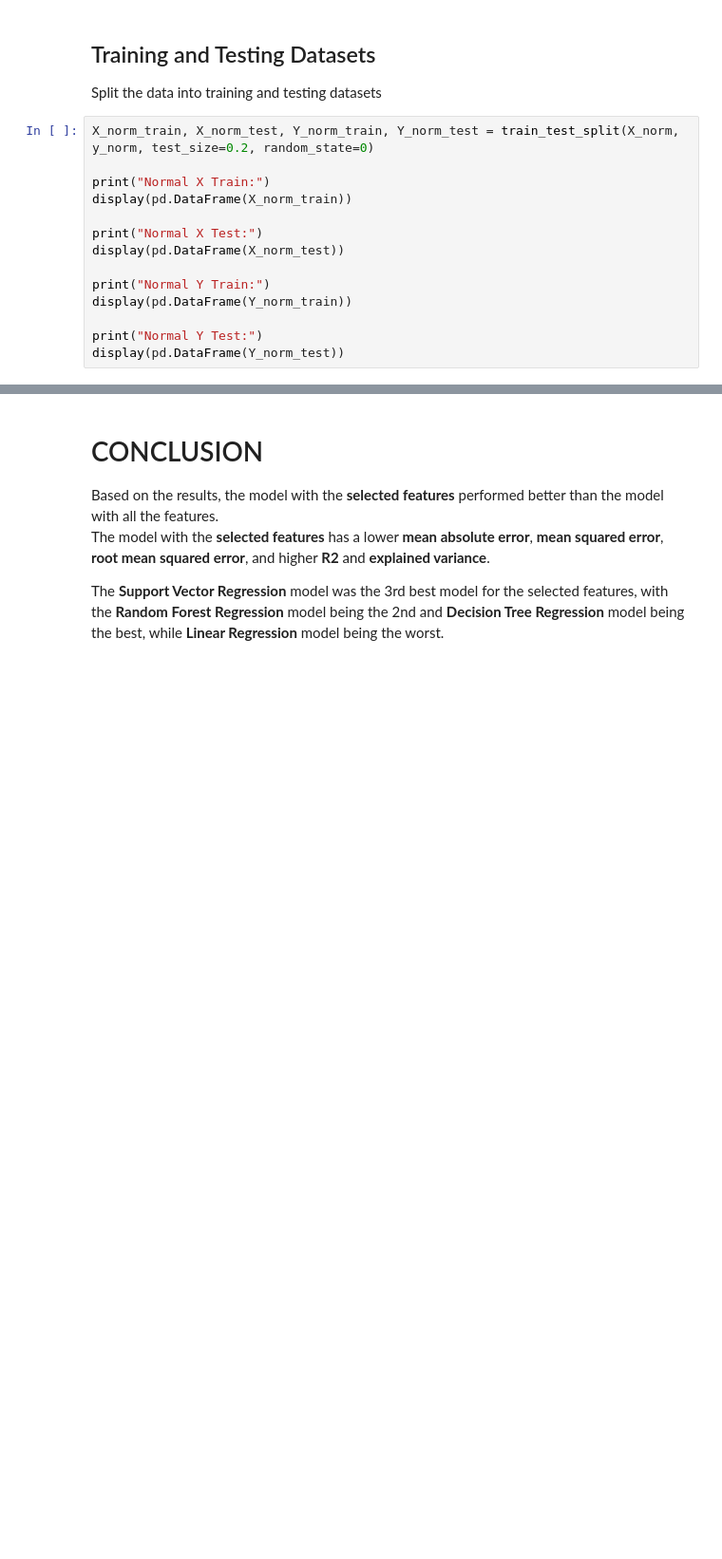
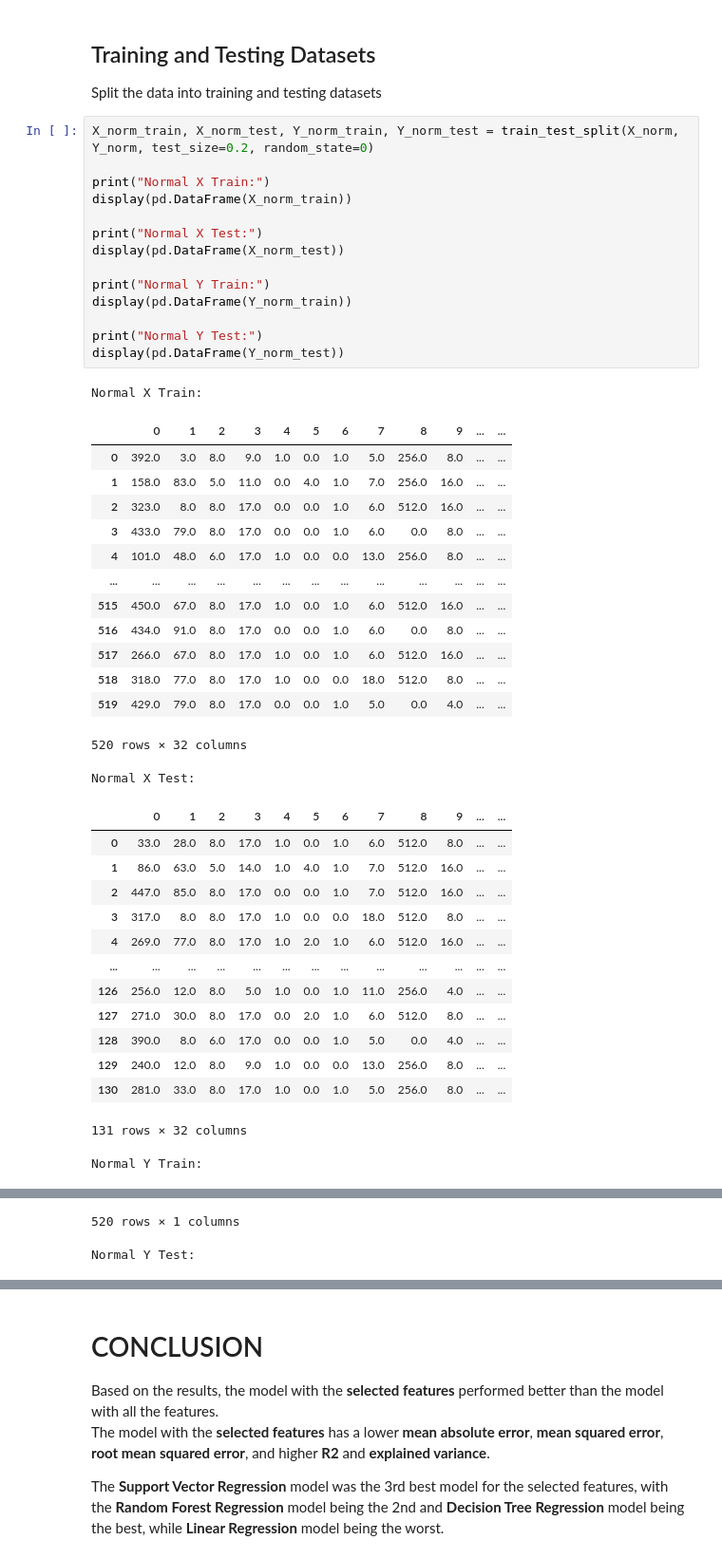
Before and after one commit to RenzVillegas24/JupyterML, a Jupyter notebook: 24.01.10_Activity_1/Group 11_Optimized.ipynb, the cells around one changed output, grey strips where cells are left out. Shown: that part at 95% size. Cells and saved outputs as stored; diff of their text form; blank space fills up the shorter version.

```diff
--- a/24.01.10_Activity_1/Group 11_Optimized.ipynb
+++ b/24.01.10_Activity_1/Group 11_Optimized.ipynb
@@ -120,16 +186,46 @@ display(pd.DataFrame(y_norm))
 <h2>Training and Testing Datasets</h2>
 Split the data into training and testing datasets
 # %%
-X_norm_train, X_norm_test, Y_norm_train, Y_norm_test = train_test_split(X_norm, y_norm, test_size=0.2, random_state=0)
+X_norm_train, X_norm_test, Y_norm_train, Y_norm_test = train_test_split(X_norm, Y_norm, test_size=0.2, random_state=0)
 
 print("Normal X Train:")
 display(pd.DataFrame(X_norm_train))
 
 print("Normal X Test:")
 display(pd.DataFrame(X_norm_test))
 
 print("Normal Y Train:")
 display(pd.DataFrame(Y_norm_train))
 
 print("Normal Y Test:")
 display(pd.DataFrame(Y_norm_test))
+# %% [output]
+Normal X Train:
+|  | 0 | 1 | 2 | 3 | 4 | 5 | 6 | 7 | 8 | 9 | ... | ... |
+| 0 | 392.0 | 3.0 | 8.0 | 9.0 | 1.0 | 0.0 | 1.0 | 5.0 | 256.0 | 8.0 | ... | ... |
+| 1 | 158.0 | 83.0 | 5.0 | 11.0 | 0.0 | 4.0 | 1.0 | 7.0 | 256.0 | 16.0 | ... | ... |
+| 2 | 323.0 | 8.0 | 8.0 | 17.0 | 0.0 | 0.0 | 1.0 | 6.0 | 512.0 | 16.0 | ... | ... |
+| 3 | 433.0 | 79.0 | 8.0 | 17.0 | 0.0 | 0.0 | 1.0 | 6.0 | 0.0 | 8.0 | ... | ... |
+| 4 | 101.0 | 48.0 | 6.0 | 17.0 | 1.0 | 0.0 | 0.0 | 13.0 | 256.0 | 8.0 | ... | ... |
+| ... | ... | ... | ... | ... | ... | ... | ... | ... | ... | ... | ... | ... |
+| 515 | 450.0 | 67.0 | 8.0 | 17.0 | 1.0 | 0.0 | 1.0 | 6.0 | 512.0 | 16.0 | ... | ... |
+| 516 | 434.0 | 91.0 | 8.0 | 17.0 | 0.0 | 0.0 | 1.0 | 6.0 | 0.0 | 8.0 | ... | ... |
+| 517 | 266.0 | 67.0 | 8.0 | 17.0 | 1.0 | 0.0 | 1.0 | 6.0 | 512.0 | 16.0 | ... | ... |
+| 518 | 318.0 | 77.0 | 8.0 | 17.0 | 1.0 | 0.0 | 0.0 | 18.0 | 512.0 | 8.0 | ... | ... |
+| 519 | 429.0 | 79.0 | 8.0 | 17.0 | 0.0 | 0.0 | 1.0 | 5.0 | 0.0 | 4.0 | ... | ... |
+520 rows × 32 columns
+Normal X Test:
+|  | 0 | 1 | 2 | 3 | 4 | 5 | 6 | 7 | 8 | 9 | ... | ... |
+| 0 | 33.0 | 28.0 | 8.0 | 17.0 | 1.0 | 0.0 | 1.0 | 6.0 | 512.0 | 8.0 | ... | ... |
+| 1 | 86.0 | 63.0 | 5.0 | 14.0 | 1.0 | 4.0 | 1.0 | 7.0 | 512.0 | 16.0 | ... | ... |
+| 2 | 447.0 | 85.0 | 8.0 | 17.0 | 0.0 | 0.0 | 1.0 | 7.0 | 512.0 | 16.0 | ... | ... |
+| 3 | 317.0 | 8.0 | 8.0 | 17.0 | 1.0 | 0.0 | 0.0 | 18.0 | 512.0 | 8.0 | ... | ... |
+| 4 | 269.0 | 77.0 | 8.0 | 17.0 | 1.0 | 2.0 | 1.0 | 6.0 | 512.0 | 16.0 | ... | ... |
+| ... | ... | ... | ... | ... | ... | ... | ... | ... | ... | ... | ... | ... |
+| 126 | 256.0 | 12.0 | 8.0 | 5.0 | 1.0 | 0.0 | 1.0 | 11.0 | 256.0 | 4.0 | ... | ... |
+| 127 | 271.0 | 30.0 | 8.0 | 17.0 | 0.0 | 2.0 | 1.0 | 6.0 | 512.0 | 8.0 | ... | ... |
+| 128 | 390.0 | 8.0 | 6.0 | 17.0 | 0.0 | 0.0 | 1.0 | 5.0 | 0.0 | 4.0 | ... | ... |
+| 129 | 240.0 | 12.0 | 8.0 | 9.0 | 1.0 | 0.0 | 0.0 | 13.0 | 256.0 | 8.0 | ... | ... |
+| 130 | 281.0 | 33.0 | 8.0 | 17.0 | 1.0 | 0.0 | 1.0 | 5.0 | 256.0 | 8.0 | ... | ... |
+131 rows × 32 columns
+Normal Y Train:
@@ -135,0 +244,2 @@ display(pd.DataFrame(Y_norm_test))
+520 rows × 1 columns
+Normal Y Test:
```
Also changed, not shown: parts of 5 cells of this notebook, 6 other files.
